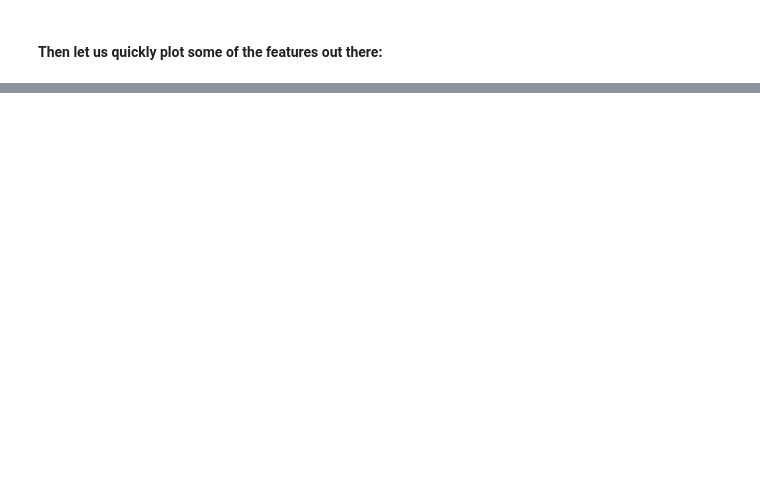
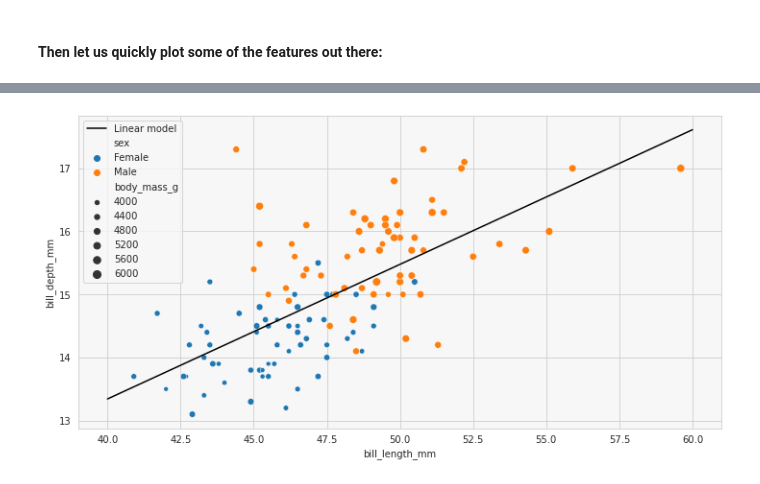
Before and after one commit to topiko/MLcourseMaterial, a Jupyter notebook: Basics/MLbasics.ipynb, the cells around one changed output, grey strips where cells are left out. Saved outputs shown, nothing was run; the diff lists cells and outputs as text; code cells hidden in the pictures; blank space fills up the shorter version.

```diff
--- a/Basics/MLbasics.ipynb
+++ b/Basics/MLbasics.ipynb
@@ -159,0 +305,23 @@ plt.show()
+# %%
+# select only single species from the data
+species = 'Gentoo'
+mask = data.species == species
+
+# Import the linear regression model
+from sklearn.linear_model import LinearRegression
+from sklearn.model_selection import train_test_split
+
+
+X = data.loc[mask, xlabel].values.reshape(-1, 1)
+y = data.loc[mask, ylabel]
+X_train, X_test, y_train, y_test = train_test_split(X, y, test_size=.5)
+
+# We fit the linear model to training data:
+linreg = LinearRegression().fit(X_train, y_train)
+
+ax = sns.scatterplot(data=data[mask], x=xlabel, y=ylabel, hue='sex', size='body_mass_g')
+xrange = np.linspace(40, 60, 10)
+ax.plot(xrange, linreg.coef_[0]*xrange + linreg.intercept_, color='black', label='Linear model')
+_ = plt.legend()
+# %% [output]
+[figure, added]
```
Also changed, not shown: parts of 27 cells of this notebook.
